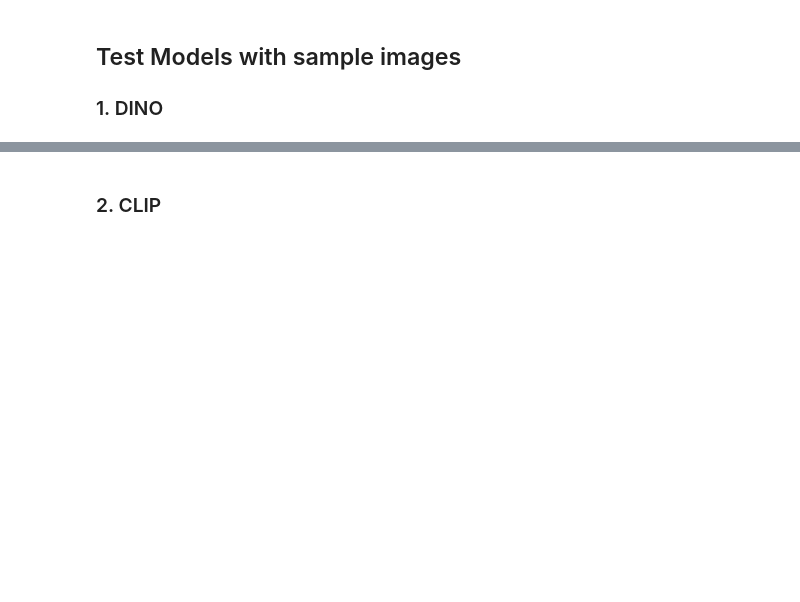
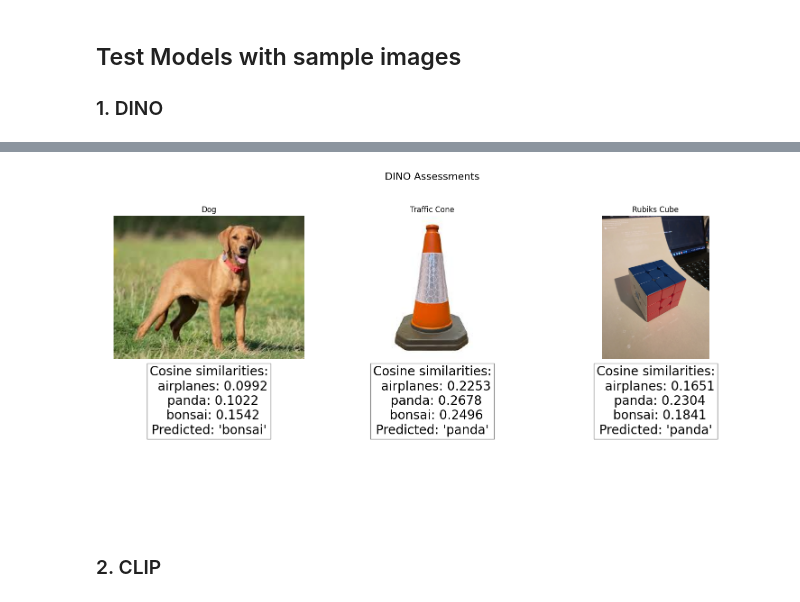
Before and after one commit to tomlough/CE5012, a Jupyter notebook: 24349976_CE5012_Assignment3.ipynb, the cells around one changed output, grey strips where cells are left out. Cells and saved outputs as stored; diff of their text form; code cells hidden in the pictures; blank space fills up the shorter version.

```diff
--- a/24349976_CE5012_Assignment3.ipynb
+++ b/24349976_CE5012_Assignment3.ipynb
@@ -496,0 +434,85 @@ The DINO model predicts the image belongs to the class: 'panda'
+# %%
+# Define the list of test image paths
+test_image_paths = [
+    '/content/assignment3_testimage_dog.jpg',
+    '/content/assignment3_testimage_trafficcone.jpg',
+    '/content/assignment3_testimage_rubikscube.jpg'
+]
+
+# Titles of above images
+image_titles = {
+    '/content/assignment3_testimage_dog.jpg': 'Dog',
+    '/content/assignment3_testimage_trafficcone.jpg': 'Traffic Cone',
+    '/content/assignment3_testimage_rubikscube.jpg': 'Rubiks Cube'
+}
+# %%
+# Re-define transformations for image pre-processing (necessary for standalone execution)
+transform = transforms.Compose([
+    transforms.Resize((224, 224)),
+    transforms.ToTensor(),
+])
+
+# Calculate class centroids (mean feature vector for each class)
+class_centroids = {}
+unique_labels_dino = np.unique(all_dino_labels)
+
+for label_id in unique_labels_dino:
+    indices = all_dino_labels == label_id
+    class_centroids[class_names[label_id]] = np.mean(all_dino_features[indices], axis=0)
+
+print("\n--- DINO Model Evaluations ---")
+
+num_images = len(test_image_paths)
+fig, axes = plt.subplots(2, num_images, figsize=(5 * num_images, 8))
+fig.suptitle('DINO Assessments', fontsize=16) # Add overall title here
+
+# Handle single image case for axes indexing if num_images is 1
+if num_images == 1:
+    axes = np.expand_dims(axes, axis=1)
+
+for i, img_path in enumerate(test_image_paths):
+    print(f"\nEvaluating: {image_titles[img_path]}")
+
+    # Load the image
+    pil_image = Image.open(img_path).convert("RGB")
+
+    # Apply the DINO preprocessing transform
+    preprocessed_image = transform(pil_image).unsqueeze(0).to(device)
+
+    # Extract features using the DINO feature extractor
+    dino_model_output = dino_model(preprocessed_image)
+
+    # Check if the output needs squeezing to remove singleton dimensions for a single image
+    if dino_model_output.ndim > 2 and dino_model_output.shape[0] == 1:
+        dino_test_features = dino_model_output.squeeze().detach().cpu().numpy()
+    else:
+        dino_test_features = dino_model_output.detach().cpu().numpy()
+
+    # Compare the test image's features to each class centroid
+    similarities = {}
+    for class_name, centroid in class_centroids.items():
+        similarity = cosine_similarity(dino_test_features.reshape(1, -1), centroid.reshape(1, -1))[0][0]
+        similarities[class_name] = similarity
+
+    # Predict the class based on the highest similarity
+    predicted_class = max(similarities, key=similarities.get)
+
+    # Prepare text for display
+    text_display = "Cosine similarities:\n"
+    for class_name, sim in similarities.items():
+        text_display += f"  {class_name}: {sim:.4f}\n"
+    text_display += f"Predicted: '{predicted_class}'"
+
+    # Plot image in the top row
+    axes[0, i].imshow(pil_image)
+    axes[0, i].set_title(image_titles[img_path])
+    axes[0, i].axis('off')
+
+    # Plot text in the bottom row
+    axes[1, i].text(0.5, 1.0, text_display, verticalalignment='top', horizontalalignment='center', # Changed horizontalalignment
+                     transform=axes[1, i].transAxes, fontsize=20, bbox=dict(facecolor='white', alpha=0.5))
+    axes[1, i].axis('off')
+
+plt.tight_layout(rect=[0, 0.03, 1, 0.95]) # prevent title overlap
+plt.show()
+# %% [output]
@@ -497,3 +526,4 @@ The DINO model predicts the image belongs to the class: 'panda'
+[figure, added]
 # %% [markdown]
 ### 2. CLIP
 # %%
```
Also changed, not shown: parts of 14 cells of this notebook.
